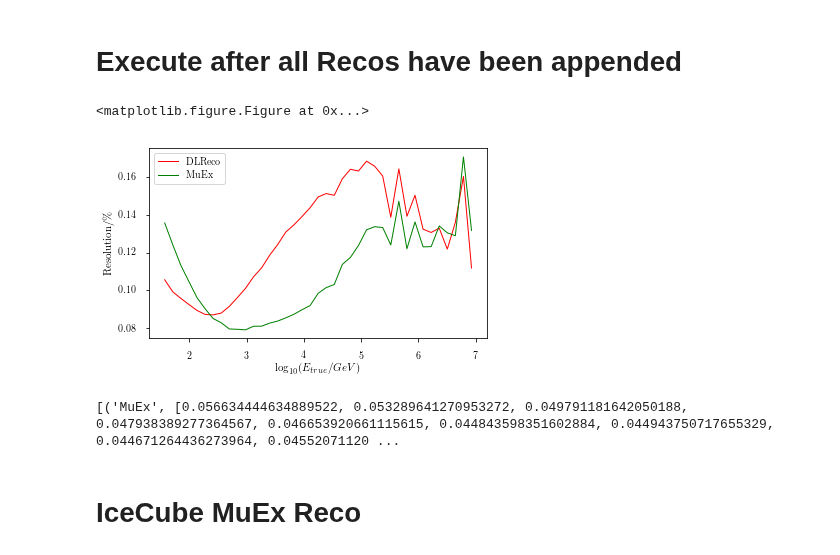
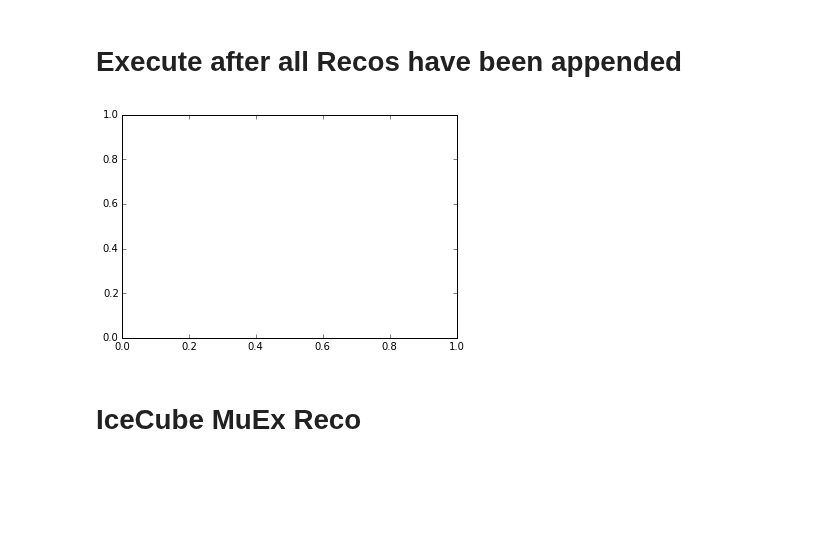
Before and after one commit to tglauch/DeepIceLearning, a Jupyter notebook: Notebooks/Evaluate_Model.ipynb, the cells around one changed output. Saved outputs shown, nothing was run; the diff lists cells and outputs as text; code cells hidden in the pictures; blank space fills up the shorter version.

```diff
--- a/Notebooks/Evaluate_Model.ipynb
+++ b/Notebooks/Evaluate_Model.ipynb
@@ -14,8 +15,15 @@ import pandas as pd
 # %%
-basepath = '/data/user/jstettner/DeepIce/trainData/testDiffuseMini/2017-08-25-12-45-40/'
+#basepath = '/mnt/lfs3/user/jstettner/DeepIce/trainData/testDiffuseMini/2017-08-26-06-57-03/'
+#basepath= '/data/user/jstettner/DeepIce/trainData/testDiffuseHex/2017-08-26-06-56-50/'
+basepath = '/data/user/jstettner/DeepIce/trainData/testDiffuseHexDeep/2017-08-26-14-40-57/'
+#RECO = "DeepIce_testMini"
+#RECO = "DeepIce_testHex"
+RECO = "DeepIce_HexDeeper"
+
+Nbins = 30
 plot_data = pd.DataFrame(np.load(os.path.join(basepath, 'test_res.npy')))
-xbins = np.linspace(2,8,30)
-ybins = np.linspace(2,8,30)
+xbins = np.linspace(2, 8, Nbins)
+ybins = np.linspace(2, 8, Nbins)
 resolution=[]
 binmids_x = [(xbins[i+1]+xbins[i])/2 for i in range(len(xbins)-1)]
 binmids_y = [(ybins[i+1]+ybins[i])/2 for i in range(len(ybins)-1)]
@@ -24,5 +30,6 @@ RECO = "DeepIce_testMini"
 # %%
-x = np.log10(plot_data['energy_truth'].values)
-y_temp = plot_data['energy'].values
-y = y_temp.copy()
-y[y_temp<=0.] = np.nan
+E_target = np.log10(plot_data['energy_truth'].values)
+E_predicted_temp = plot_data['energy'].values
+E_predicted = E_predicted_temp.copy()
+E_predicted[E_predicted_temp<=0.] = np.nan
+E_muEx = np.log10(plot_data['muex_truth'].values)
@@ -73,23 +132,18 @@ for i, binmid in enumerate(binmids_x):
     average = np.average(binmids_y, weights=H.T[i])
     std = math.sqrt(np.average((binmids_y-average)**2, weights=H.T[i]))
     temp_resolution.append(std/binmid)
-resolution.append((save_names[which],temp_resolution))
+resolution = temp_resolution
 # %% [output]
 ZeroDivisionError: Weights sum to zero, can't be normalized
 # %% [markdown]
 # Execute after all Recos have been appended
 # %%
-fig, ax= newfig(0.9)
+fig, ax= plt.subplots()
 for reco in resolution:
     ax.plot(binmids_x, reco[1], label=reco[0])
     ax.set_xlabel(r'$\log_{10}(E_{true}/GeV)$')
     ax.set_ylabel(r'Resolution/\%')
 plt.legend(loc='best')
 plt.savefig('resolution.png')
 # %% [output]
-<matplotlib.figure.Figure at 0x...>
-[figure, old version]
+[figure, new version]
-# %%
-print resolution
-# %% [output]
-[('MuEx', [0.056634444634889522, 0.053289641270953272, 0.049791181642050188, 0.047938389277364567, 0.046653920661115615, 0.044843598351602884, 0.044943750717655329, 0.044671264436273964, 0.04552071120 ...
```
Also changed, not shown: parts of 12 cells of this notebook, 6 other files.
